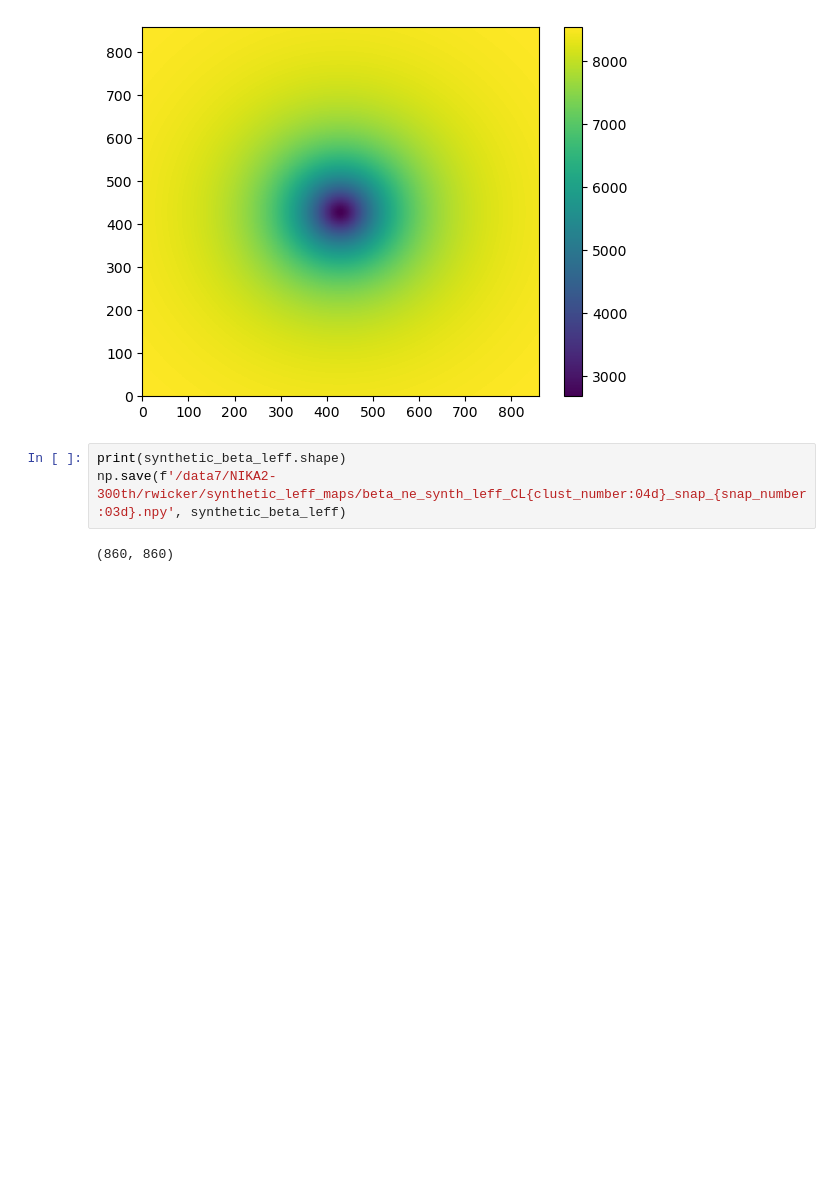
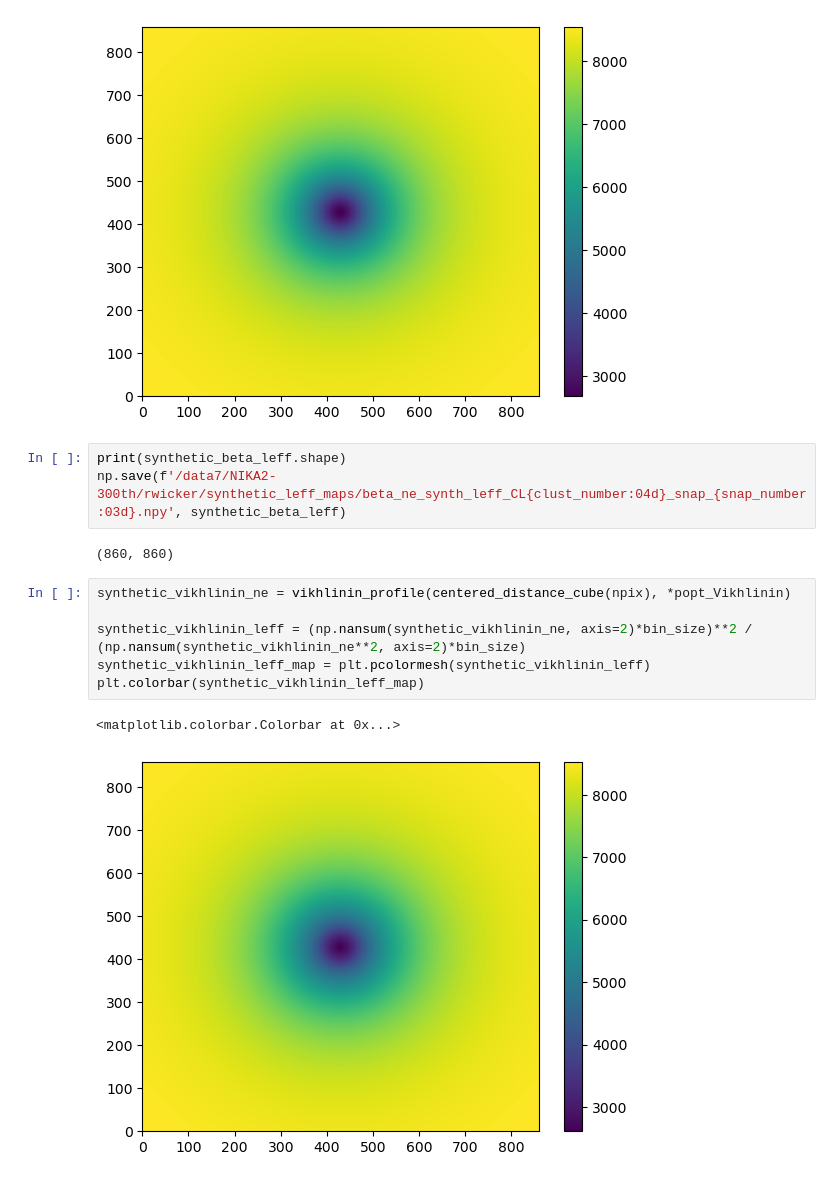
Before and after one commit to RphlWicker/Temperature_maps, a Jupyter notebook: different_leff_approaches.ipynb, the cells around one changed output. Saved outputs shown, nothing was run; the diff lists cells and outputs as text; blank space fills up the shorter version.

```diff
--- a/different_leff_approaches.ipynb
+++ b/different_leff_approaches.ipynb
@@ -97,3 +118,12 @@ print(synthetic_beta_leff.shape)
 np.save(f'/data7/NIKA2-300th/rwicker/synthetic_leff_maps/beta_ne_synth_leff_CL{clust_number:04d}_snap_{snap_number:03d}.npy', synthetic_beta_leff)
 # %% [output]
 (860, 860)
+# %%
+synthetic_vikhlinin_ne = vikhlinin_profile(centered_distance_cube(npix), *popt_Vikhlinin)
+
+synthetic_vikhlinin_leff = (np.nansum(synthetic_vikhlinin_ne, axis=2)*bin_size)**2 / (np.nansum(synthetic_vikhlinin_ne**2, axis=2)*bin_size)
+synthetic_vikhlinin_leff_map = plt.pcolormesh(synthetic_vikhlinin_leff)
+plt.colorbar(synthetic_vikhlinin_leff_map)
+# %% [output]
+<matplotlib.colorbar.Colorbar at 0x...>
+[figure, added]
```
Also changed, not shown: parts of 11 cells of this notebook.
